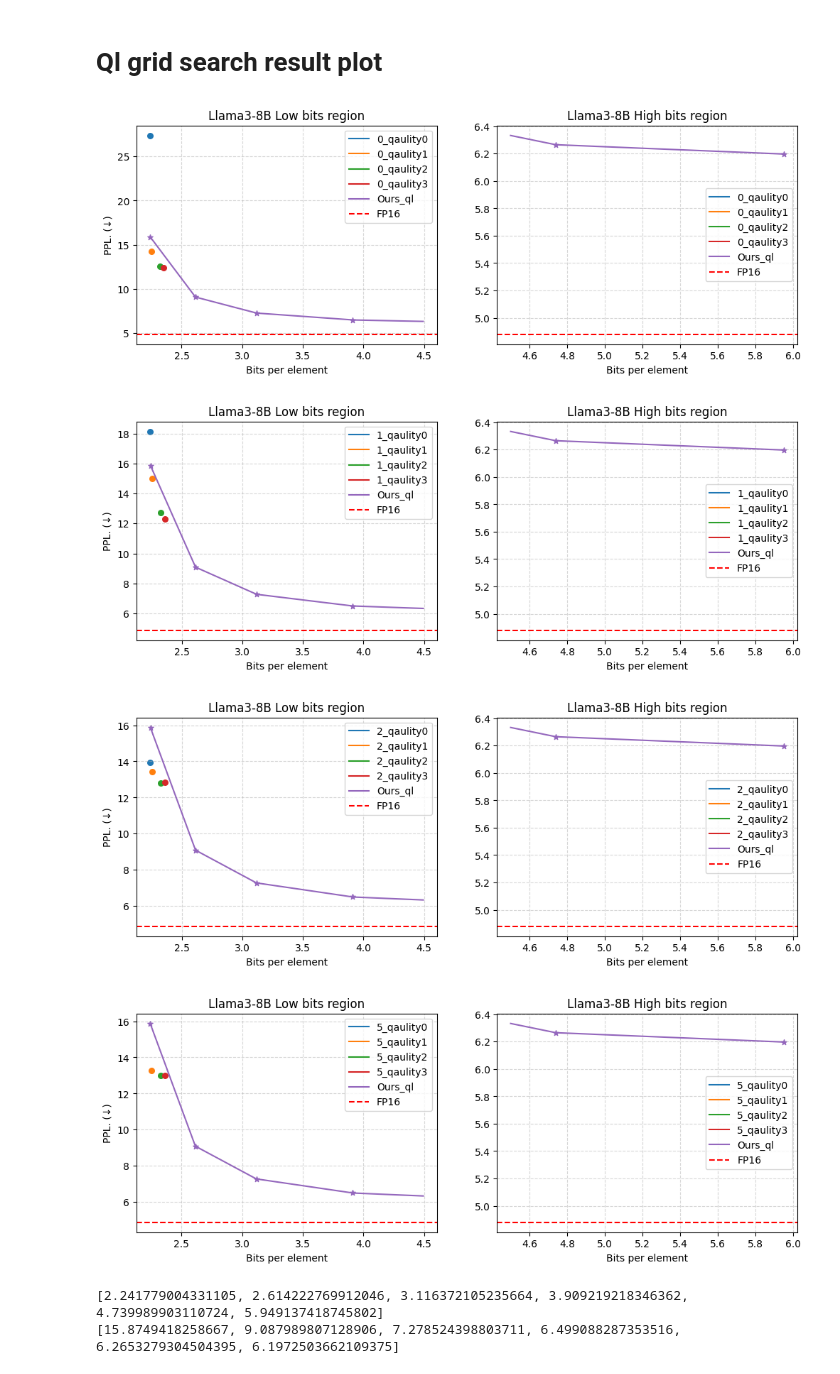
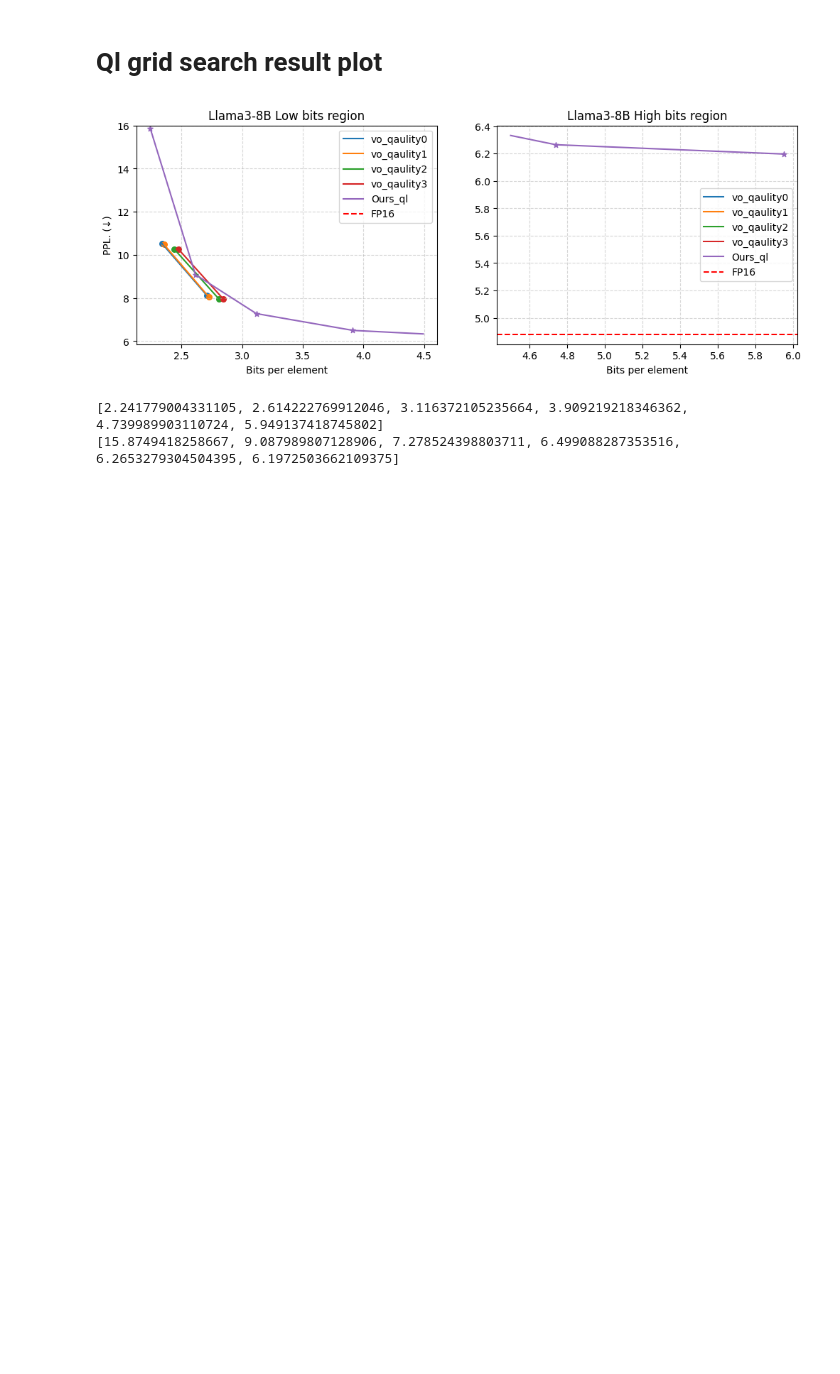
Before and after one commit to ryu326/weight_compression, a Jupyter notebook: notebooks/plot_bpp_acc.ipynb, the cells around one changed output. Drawn from its saved outputs; the diff is of its cells as text; code cells hidden in the pictures; blank space fills up the shorter version.

```diff
--- a/notebooks/plot_bpp_acc.ipynb
+++ b/notebooks/plot_bpp_acc.ipynb
@@ -197,19 +178,19 @@ ql_search_result
 import os
 import json
 import glob
-dirpath = '/workspace/Weight_compression/hf_model_comp/comp_qtip/hf/ql_search'
-# dirpath = '/workspace/Weight_compression/hf_model_comp/comp_qtip/hf/ql_tuned_vo'
+# dirpath = '/workspace/Weight_compression/hf_model_comp/comp_qtip/hf/ql_search'
+dirpath = '/workspace/Weight_compression/hf_model_comp/comp_qtip/hf/ql_tuned_vo031'
 
 ql_search_result = {}
 # for l in ['q', 'k', 'v', 'o', 'up', 'gate', 'down']:
 # for l in [0,1,2,5,10,30,31]:
-for l in [0,1,2,5]:
-# for l in ['vo']:
+# for l in [0,1,2,5]:
+for l in ['vo']:
     for val in [0, 1, 2, 3]:
     # for val in [1]:
         # path = f'{dirpath}/layer{l}_val{val}'
-        path = f'{dirpath}/idx{l}_val{val}'
-        # path = f'{dirpath}/layer_val{val}'
+        # path = f'{dirpath}/idx{l}_val{val}'
+        path = f'{dirpath}/layer_val{val}'
         listdir = glob.glob(f'{path}/**/*_result.json')
         bpp = []
         ppl = []
@@ -241,8 +222,8 @@ baselines = ['Ours_ql']
 
 # for l in ['q', 'k', 'v', 'o', 'up', 'gate', 'down']:
 # for l in [0,1,2,5,10,30,31]:
-for l in [0,1,2,5]:
-# for l in ['vo']:
+# for l in [0,1,2,5]:
+for l in ['vo']:
     fig, axs = plt.subplots(1, 2, figsize=(12, 4))
     for val in [0, 1, 2, 3]:
     # for val in [1]:
@@ -282,38 +263,35 @@ for l in [0,1,2,5]:
         x_smooth = np.linspace(bpp[mask].min(), bpp[mask].max(), 500)
         spline = make_interp_spline(bpp[mask], ppl[mask], k=k_order)  # 3차 스플라인
         y_smooth = spline(x_smooth)
         axs[0].plot(x_smooth[x_smooth <= bit_split], y_smooth[x_smooth <= bit_split], linestyle='-', label=b, alpha = 1)
         axs[0].scatter(bpp[mask][bpp[mask] <= bit_split], ppl[mask][bpp[mask] <= bit_split], marker='*', s = ms, alpha = 1)
         axs[1].plot(x_smooth[x_smooth > bit_split], y_smooth[x_smooth > bit_split], linestyle='-', label=b, alpha = 1)
         axs[1].scatter(bpp[mask][bpp[mask] > bit_split], ppl[mask][bpp[mask] > bit_split], marker='*',  s = ms, alpha = 1)
 
         axs[0].set_title(f'{m_name} Low bits region')
         axs[0].set_ylabel('PPL. (↓)')
         axs[1].set_title(f'{m_name} High bits region')
-        # axs[0].set_ylim((None, 16))
+        axs[0].set_ylim((None, 16))
         # axs[0].set_xlim()
 
     for ax in axs:
         ax.axhline(y=plots['FP16'], color='r', linestyle='--', label='FP16')
         ax.set_xlabel('Bits per element')
         ax.legend()
         ax.grid(True, linestyle='--', alpha = 0.5)
 
     for ax in axs:
         ax.legend()
 
     handles, labels = axs[0].get_legend_handles_labels()
     unique_labels = dict(zip(labels, handles))  # 중복 제거
 
     # 범례를 fig 밖으로 배치 (중복 제거된 항목만)
     # fig.suptitle(l)
     # fig.legend(unique_labels.values(), unique_labels.keys(), loc='upper center', bbox_to_anchor=(1, 0.9), ncol=1)
     plt.show()
 # %% [output]
-[figure, old version]
+[figure, new version]
-[figure, removed]
-[figure, removed]
-[figure, removed]
 # %%
 path = '/workspace/Weight_compression/hf_model_comp/comp_qtip/hf/noft_ql/meta-llama--Meta-Llama-3-8B_col1024'
 listdir = glob.glob(f'{path}/*_result.json')
```
Also changed, not shown: parts of 1 cell of this notebook, 45 other files.
